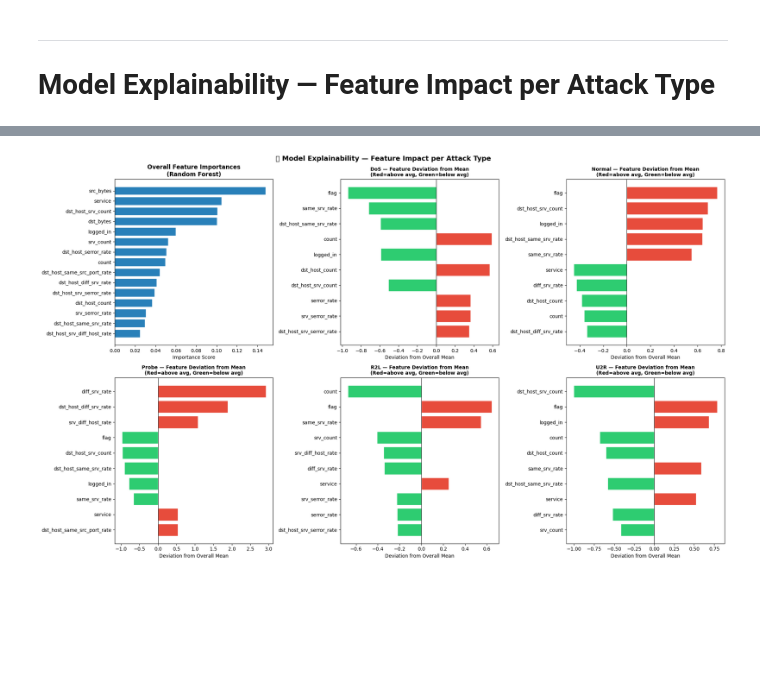
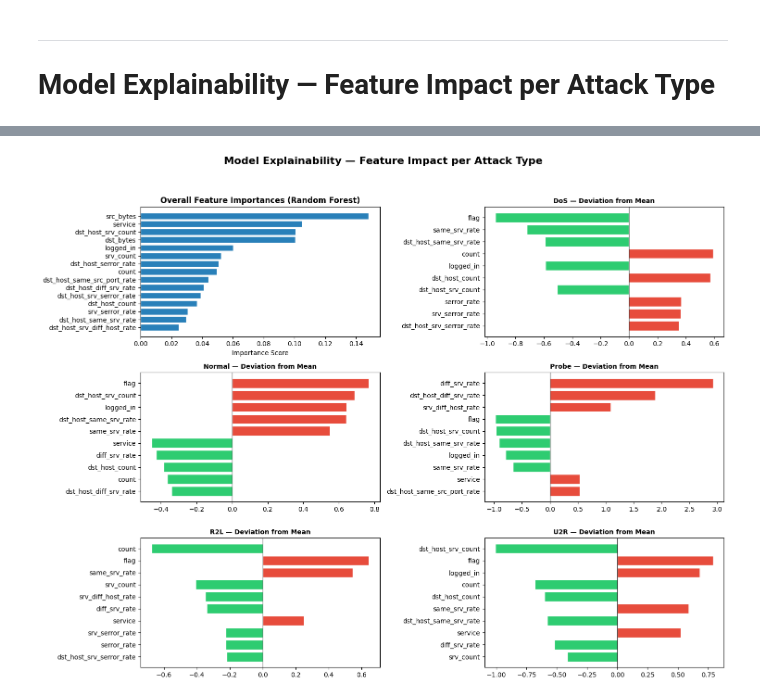
Before and after one commit to aidahmirembe/Hybrid-Network-Intrusion-Detection-and-Risk-Scoring-Group-B, a Jupyter notebook: NETWORK-INTRUSION-DETECTION AND RISK SCORING.ipynb, the cells around one changed output, grey strips where cells are left out. Cells and saved outputs as stored; diff of their text form; code cells hidden in the pictures; blank space fills up the shorter version.

```diff
--- a/NETWORK-INTRUSION-DETECTION AND RISK SCORING.ipynb
+++ b/NETWORK-INTRUSION-DETECTION AND RISK SCORING.ipynb
@@ -1404,20 +1420,0 @@ Average Precision per Class:
-# %%
-os.makedirs('hybrid_nids_models', exist_ok=True)
-
-joblib.dump(iso_forest,          'hybrid_nids_models/isolation_forest.pkl')
-joblib.dump(best_model,          'hybrid_nids_models/best_supervised_model.pkl')
-joblib.dump(scaler,              'hybrid_nids_models/scaler.pkl')
-joblib.dump(le_multi,            'hybrid_nids_models/label_encoder.pkl')
-joblib.dump(kmeans,              'hybrid_nids_models/kmeans.pkl')
-
-with open('hybrid_nids_models/config.json', 'w') as f:
-    json.dump({'best_model': BEST, 'all_features': FEAT_COLS,
-               'top_features': TOP_FEATS, 'classes': list(CLASSES)}, f, indent=2)
-
-hybrid_df.to_csv('hybrid_nids_models/test_results.csv', index=False)
-
-print(" All models and artifacts saved to: hybrid_nids_models/")
-print()
-for fn in sorted(os.listdir('hybrid_nids_models')):
-    sz = os.path.getsize(f'hybrid_nids_models/{fn}') / 1024
-    print(f"  {fn:<45}  {sz:>7.1f} KB")
@@ -1512,57 +1499,51 @@ U2R                 5        3       62   22,474    0.0001   0.9254!
 # Model Explainability — Feature Impact per Attack Type
 # %%
 # ══════════════════════════════════════════════════════════
-#  MODEL EXPLAINABILITY
-#     Feature importances & per-class decision analysis
+# MODEL EXPLAINABILITY
 # ══════════════════════════════════════════════════════════
 rf_model = trained_mdl.get('Random Forest')
+fi_series = pd.Series(rf_model.feature_importances_, index=TOP_FEATS).sort_values(ascending=False)
 
-print("Feature Importances — Random Forest")
-print("-" * 50)
-fi_series = pd.Series(rf_model.feature_importances_, index=TOP_FEATS).sort_values(ascending=False)
-for feat, imp in fi_series.head(15).items():
-    bar = '█' * int(imp * 200)
-    print(f"  {feat:<35}  {imp:.4f}  {bar}")
+# Setup: 1 row for overall importance, then 1 row for each class pair
+n_classes = len(CLASSES)
+cols = 2
+rows = (n_classes // cols) + 1
+fig, axes = plt.subplots(rows, cols, figsize=(15, 4 * rows))
+axes = axes.flatten() # Makes it easy to loop through all subplots
 
-fig, axes = plt.subplots(2, 3, figsize=(20, 12))
-axes = axes.flatten()
-
-# Overall feature importance
+# 1. Overall feature importance (First subplot)
 axes[0].barh(fi_series.head(15).index[::-1], fi_series.head(15).values[::-1],
              color='#2980b9', edgecolor='white')
-axes[0].set_title('Overall Feature Importances\n(Random Forest)', fontsize=12, fontweight='bold')
+axes[0].set_title('Overall Feature Importances (Random Forest)', fontsize=12, fontweight='bold')
 axes[0].set_xlabel('Importance Score')
 
-# Per-class: show which features change most for each attack type
-# We compute average feature value for each class (normalised)
-class_profiles = {}
-for cls in CLASSES:
-    mask = np.array(y_test_m) == cls
-    if mask.sum() > 5:
-        profile = np.mean(X_test_top[mask], axis=0)
-        class_profiles[cls] = profile
+# 2. Per-class feature deviation
+overall_mean = np.mean(X_test_top, axis=0)
+class_profiles = {cls: np.mean(X_test_top[np.array(y_test_m) == cls], axis=0)
+                  for cls in CLASSES if np.sum(np.array(y_test_m) == cls) > 5}
 
-overall_mean = np.mean(X_test_top, axis=0)
-
-for ax, cls in zip(axes[1:], CLASSES):
+# Loop through classes and plot them starting from axes[1]
+for i, cls in enumerate(CLASSES):
+    ax = axes[i + 1] # Skip the first plot (Overall)
     if cls not in class_profiles:
         ax.set_visible(False)
         continue
+
     deviation = class_profiles[cls] - overall_mean
-    feat_dev   = pd.Series(deviation, index=TOP_FEATS)
-    top_dev    = feat_dev.abs().nlargest(10)
+    feat_dev = pd.Series(deviation, index=TOP_FEATS)
+    top_dev = feat_dev.abs().nlargest(10)
     colors_dev = ['#e74c3c' if feat_dev[f] > 0 else '#2ecc71' for f in top_dev.index]
-    ax.barh(top_dev.index[::-1],
-            [feat_dev[f] for f in top_dev.index[::-1]],
+
+    ax.barh(top_dev.index[::-1], [feat_dev[f] for f in top_dev.index[::-1]],
             color=colors_dev[::-1], edgecolor='white')
     ax.axvline(0, color='black', linewidth=0.8)
-    ax.set_title(f'{cls} — Feature Deviation from Mean\n(Red=above avg, Green=below avg)',
-                 fontsize=10, fontweight='bold')
-    ax.set_xlabel('Deviation from Overall Mean')
+    ax.set_title(f'{cls} — Deviation from Mean', fontsize=10, fontweight='bold')
 
-plt.suptitle(' Model Explainability — Feature Impact per Attack Type',
-             fontsize=14, fontweight='bold')
-plt.tight_layout()
-plt.savefig('explainability.png', dpi=130, bbox_inches='tight')
+# Hide any unused subplots
+for j in range(len(CLASSES) + 1, len(axes)):
+    axes[j].set_visible(False)
+
+plt.suptitle('Model Explainability — Feature Impact per Attack Type', fontsize=16, fontweight='bold')
+plt.tight_layout(rect=[0, 0.03, 1, 0.95])
 plt.show()
 # %% [output]
@@ -1586 +1550 @@ Feature Importances — Random Forest
-[figure, old version]
+[figure, new version]
```
Also changed, not shown: parts of 9 cells of this notebook, 7 other files.
